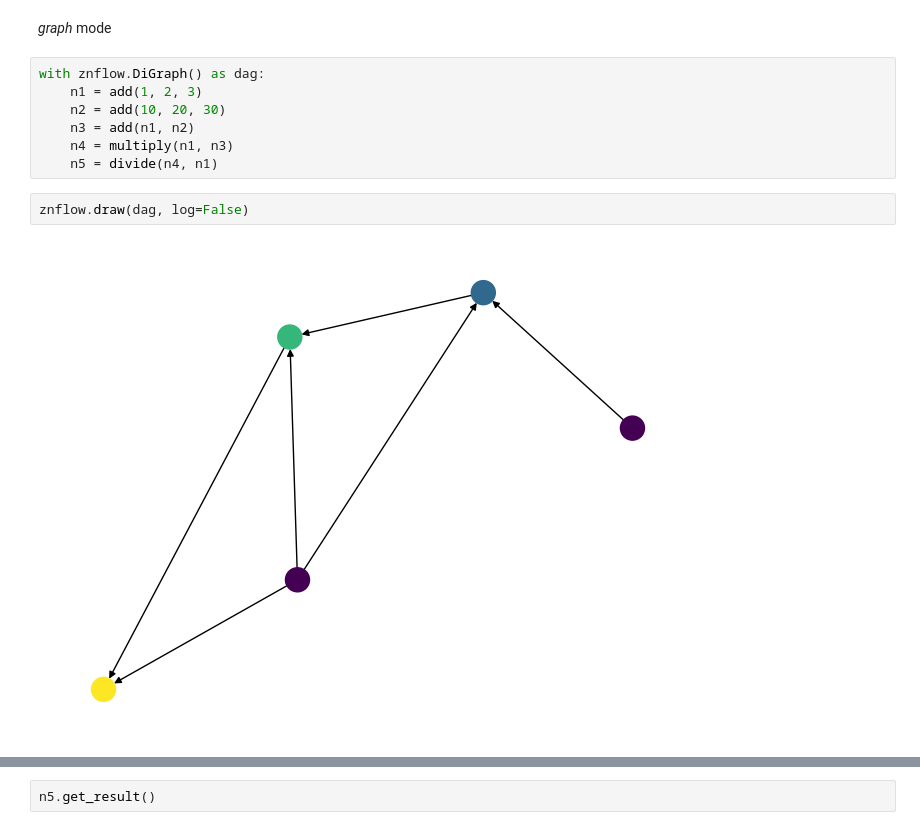
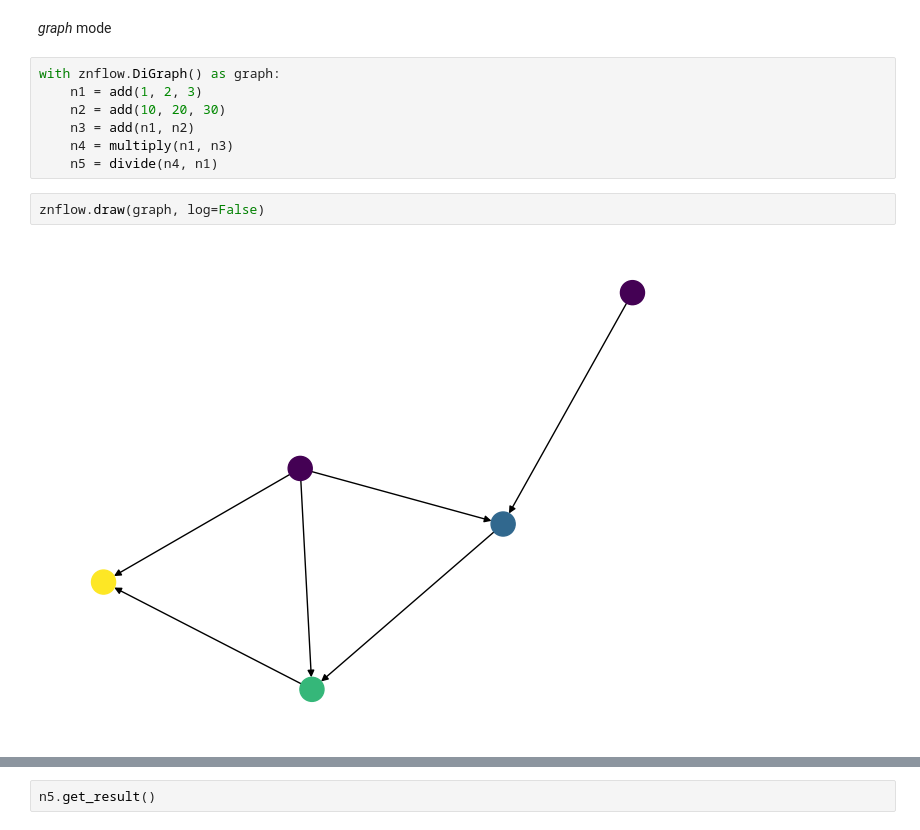
Before and after one commit to zincware/ZnFlow, a Jupyter notebook: tmp/example_02.ipynb, the cells around one changed output, grey strips where cells are left out. Drawn from its saved outputs; the diff is of its cells as text.

```diff
--- a/tmp/example_02.ipynb
+++ b/tmp/example_02.ipynb
@@ -32,14 +32,14 @@ n5
 # %% [markdown]
 _graph_ mode
 # %%
-with znflow.DiGraph() as dag:
+with znflow.DiGraph() as graph:
     n1 = add(1, 2, 3)
     n2 = add(10, 20, 30)
     n3 = add(n1, n2)
     n4 = multiply(n1, n3)
     n5 = divide(n4, n1)
 # %%
-znflow.draw(dag, log=False)
+znflow.draw(graph, log=False)
 # %% [output]
-[figure, old version]
+[figure, new version]
 # %%
```
Also changed, not shown: parts of 2 cells of this notebook, 12 other files.
